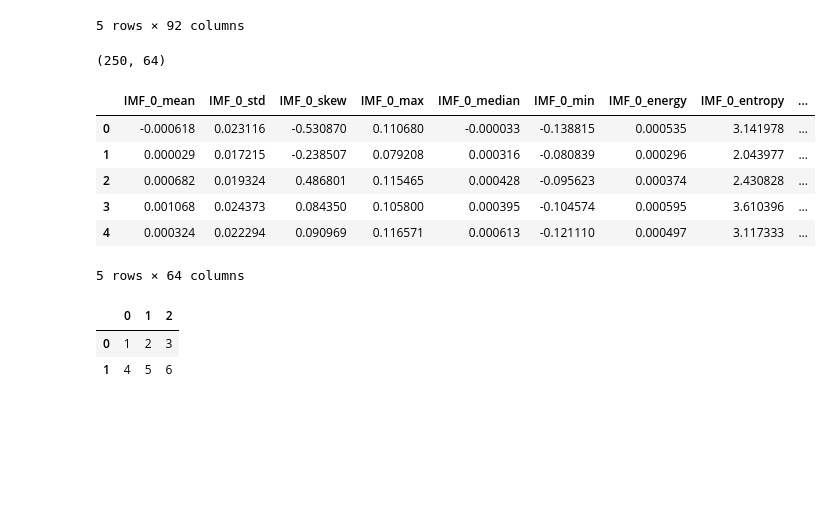
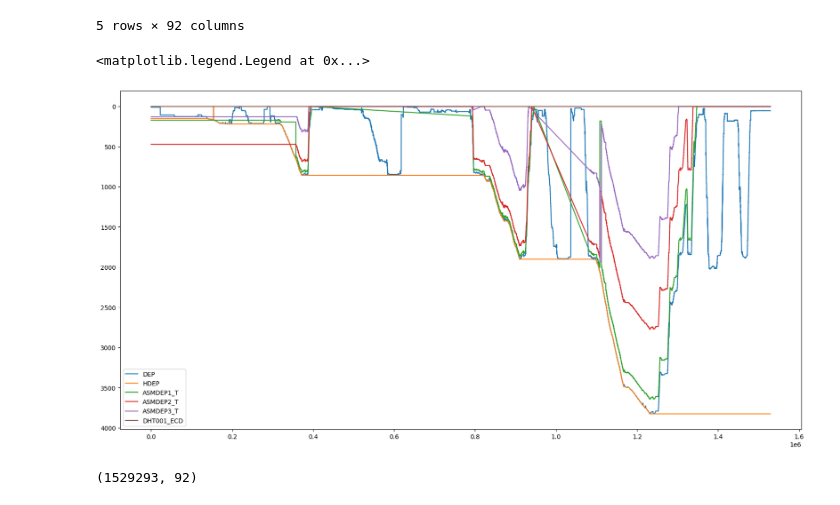
Before and after one commit to emilhaugstvedt/sparsity, a Jupyter notebook: pre_thesis/feature_extraction_drilling/test.ipynb, the cells around one changed output. Drawn from its saved outputs; the diff is of its cells as text; code cells hidden in the pictures; blank space fills up the shorter version.

Commit message:
Convert to handle drilling data

```diff
--- a/pre_thesis/feature_extraction_drilling/test.ipynb
+++ b/pre_thesis/feature_extraction_drilling/test.ipynb
@@ -26,6 +27,22 @@ data1_df.head()
 # %%
 (imin,_) = next((i, el) for i, el in enumerate(data1_df.HDEP.values) if el < 200)
 data1_df = data1_df.iloc[imin:]
+# %%
+fig, ax = plt.subplots(figsize=(20,10))
+
+plt.plot(data1_df.DEP.values, label='DEP')
+plt.plot(data1_df.HDEP.values, label='HDEP')
+plt.plot(data1_df.ASMDEP1_T.values, label='ASMDEP1_T')
+plt.plot(data1_df.ASMDEP2_T.values, label='ASMDEP2_T')
+plt.plot(data1_df.ASMDEP3_T.values, label='ASMDEP3_T')
+plt.plot(data1_df["DHT001_ECD"].values, label='DHT001_ECD')
+
+ax.invert_yaxis()
+
+plt.legend()
+# %% [output]
+<matplotlib.legend.Legend at 0x...>
+[figure, added]
 # %%
 def chop_timeseries(data, n_samples):
     timeseries = []
@@ -44,14 +59,4 @@ EMD_features = get_EMD_features(chopped_timeseries, n_imfs=5)
 # %%
-EMD_features.shape
+data1_df.shape
 # %% [output]
-(250, 64)
+(1529293, 92)
-# %%
-EMD_features.head()
-# %% [output]
-|  | IMF_0_mean | IMF_0_std | IMF_0_skew | IMF_0_max | IMF_0_median | IMF_0_min | IMF_0_energy | IMF_0_entropy | ... |
-| 0 | -0.000618 | 0.023116 | -0.530870 | 0.110680 | -0.000033 | -0.138815 | 0.000535 | 3.141978 | ... |
-| 1 | 0.000029 | 0.017215 | -0.238507 | 0.079208 | 0.000316 | -0.080839 | 0.000296 | 2.043977 | ... |
-| 2 | 0.000682 | 0.019324 | 0.486801 | 0.115465 | 0.000428 | -0.095623 | 0.000374 | 2.430828 | ... |
-| 3 | 0.001068 | 0.024373 | 0.084350 | 0.105800 | 0.000395 | -0.104574 | 0.000595 | 3.610396 | ... |
-| 4 | 0.000324 | 0.022294 | 0.090969 | 0.116571 | 0.000613 | -0.121110 | 0.000497 | 3.117333 | ... |
-5 rows × 64 columns
@@ -62,6 +62,0 @@ b = pd.Series([4, 5, 6])
-# %%
-pd.concat([a, b], axis=1, ignore_index=True).T
-# %% [output]
-|  | 0 | 1 | 2 |
-| 0 | 1 | 2 | 3 |
-| 1 | 4 | 5 | 6 |
```
Also changed, not shown: parts of 11 cells of this notebook, 13 other files.
